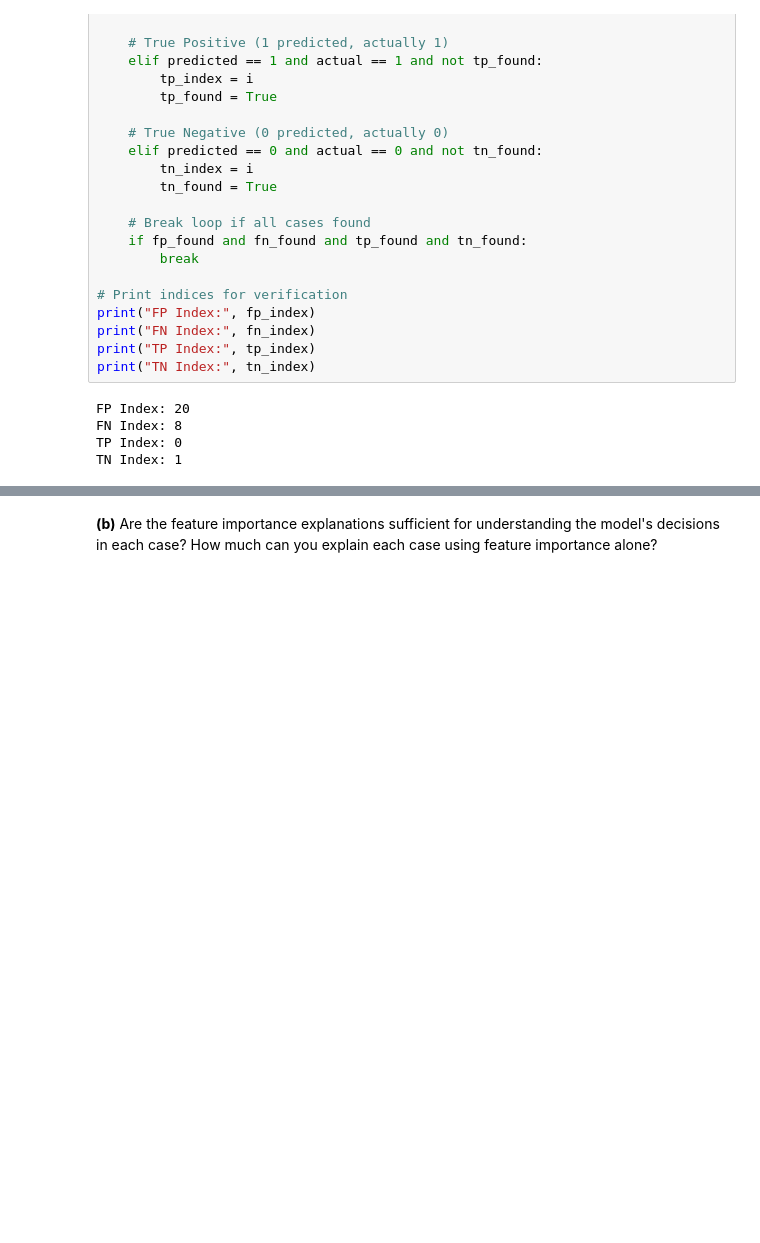
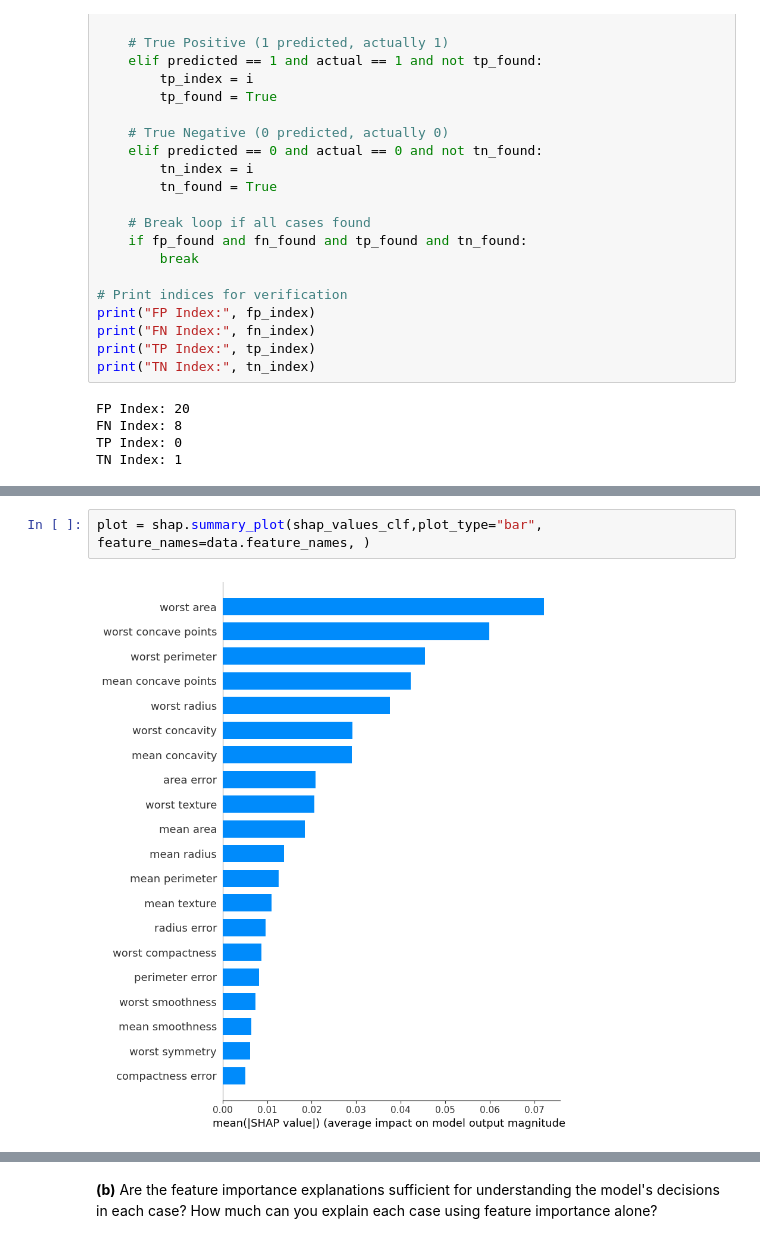
Before and after one commit to Wan-Razaq/Expainable-AI, a Jupyter notebook: 2024 Lecture_2 XAI-1.ipynb, the cells around one changed output, grey strips where cells are left out. Cells and saved outputs as stored; diff of their text form; blank space fills up the shorter version.

```diff
--- a/2024 Lecture_2 XAI-1.ipynb
+++ b/2024 Lecture_2 XAI-1.ipynb
@@ -197,0 +251,4 @@ WARNING:shap:Using 455 background data samples could cause slower run times. Con
+# %%
+plot = shap.summary_plot(shap_values_clf,plot_type="bar", feature_names=data.feature_names, )
+# %% [output]
+[figure, added]
```
Also changed, not shown: parts of 13 cells of this notebook.
